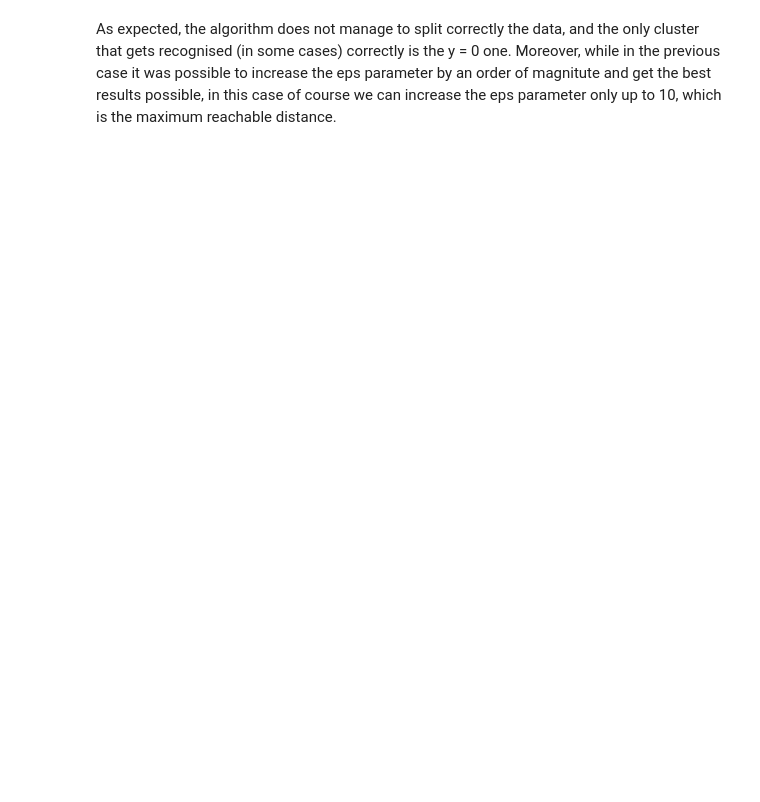
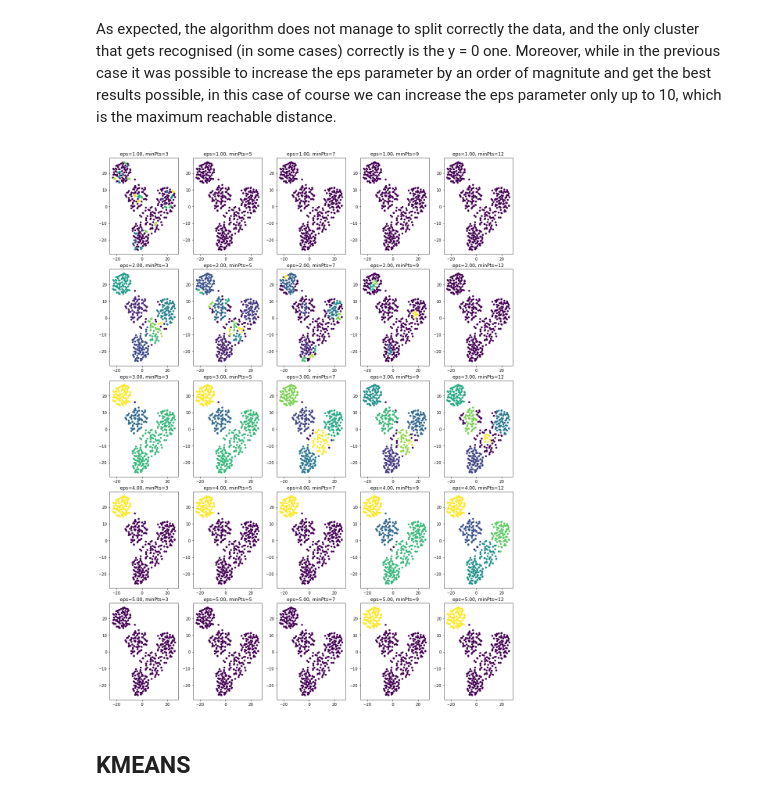
Before and after one commit to LorenzoBuriola/LoCP_moduleB, a Jupyter notebook: Week4/FPGheArt_exercise4.ipynb, the cells around one changed output. Drawn from its saved outputs; the diff is of its cells as text; code cells hidden in the pictures; blank space fills up the shorter version.

```diff
--- a/Week4/FPGheArt_exercise4.ipynb
+++ b/Week4/FPGheArt_exercise4.ipynb
@@ -241,3 +276,34 @@ plt.show()
 # %% [markdown]
 As expected, the algorithm does not manage to split correctly the data, and the only cluster that gets recognised (in some cases) correctly is the y = 0 one.
 Moreover, while in the previous case it was possible to increase the eps parameter by an order of magnitute and get the best results possible, in this case of course we can increase the eps parameter only up to 10, which is the maximum reachable distance.
+# %%
+eps_range = [1,2,3,4,5]
+min_sample_range = [3,5,7,9,12]
+cpalette = ["#1CE6FF", "#FF34FF", "#FF4A46","#008941", "#006FA6", "#A30059", "#0000A6", "#63FFAC","#B79762", "#004D43", "#8FB0FF", "#997D87","#5A0007", "#809693","#1B4400", "#4FC601", "#3B5DFF", "#4A3B53","#886F4C","#34362D", "#B4A8BD", "#00A6AA", "#452C2C","#636375", "#A3C8C9", "#FF913F", "#938A81","#575329", "#00FECF", "#B05B6F"]
+
+def plotting_ax(X, y, ax):
+    # plotting function
+#     for i, yu in enumerate(np.unique(y)):
+#         pos = (y == yu)
+    ax.scatter(X[:,0], X[:,1], c=y, s=4, lw = 3)
+
+fig, ax = plt.subplots(len(eps_range),len(min_sample_range),figsize=(15,20))
+borgo = []
+
+for i, eps in enumerate(eps_range):
+    for j, min_samples in enumerate(min_sample_range):
+        model = DBSCAN(eps=eps, min_samples=min_samples)
+        model.fit(x_embedded_list[1])
+        borgo.append(model.labels_)
+        y = model.labels_
+        plotting_ax(x_embedded_list[1],y,ax[i,j])
+        ax[i,j].set_title('eps=%.2f, minPts=%i'%(eps,min_samples))
+
+#         nmi=NMI(y, ytrue)
+#         ax[i,j].set_title('eps=%.2f, minPts=%i, nmi=%.2f'%(eps,min_samples,nmi))
+plt.tight_layout(h_pad=0.5)
+plt.show()
+# %% [output]
+[figure, added]
+# %% [markdown]
+## KMEANS
```
Also changed, not shown: parts of 17 cells of this notebook.
